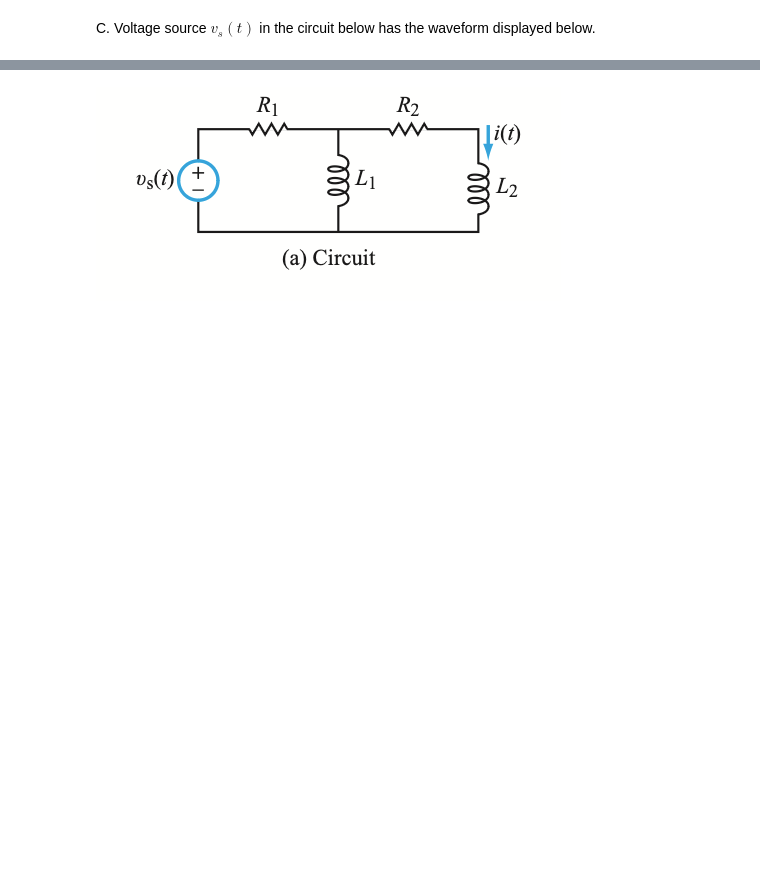
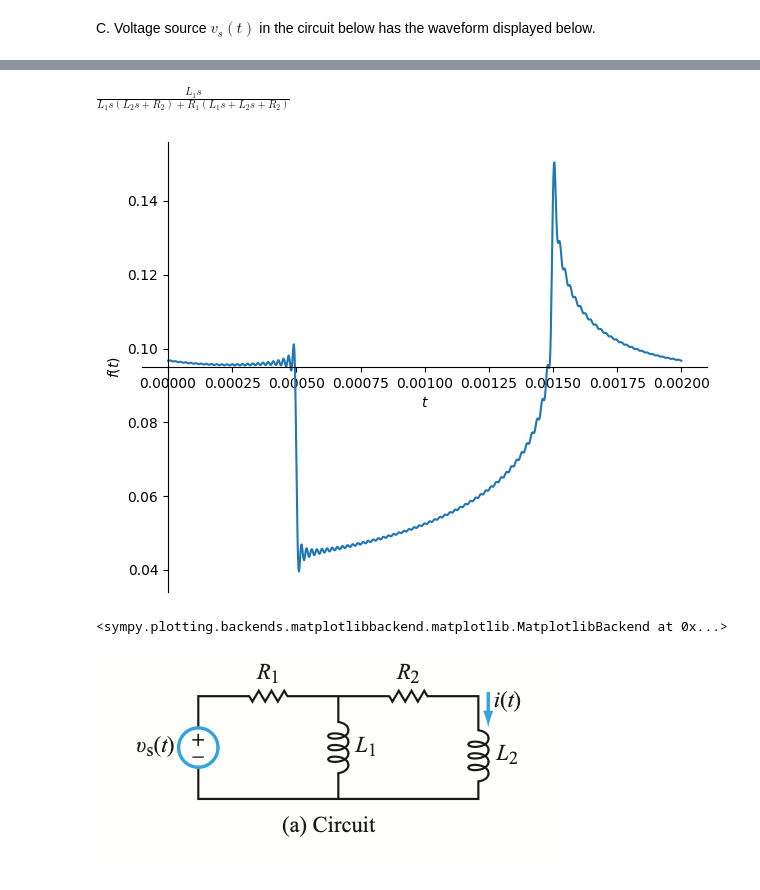
Before and after one commit to vieweghn/EENG-310-Signals-and-Systems, a Jupyter notebook: EENG_310_HW09.ipynb, the cells around one changed output, grey strips where cells are left out. Drawn from its saved outputs; the diff is of its cells as text; code cells hidden in the pictures; blank space fills up the shorter version.

```diff
--- a/EENG_310_HW09.ipynb
+++ b/EENG_310_HW09.ipynb
@@ -98,3 +115,25 @@ C. Voltage source $v_s(t)$ in the circuit below has the waveform displayed below
+# %%
+Z1 = R2 + L2*s
+Z2 = Z1 * (L1*s) / (Z1 + L1*s)
+H = Z2 / (R1 + Z2) / Z1
+H = sp.simplify(H)
+H
+# %% [output]
+$\displaystyle \frac{L_{1} s}{L_{1} s \left(L_{2} s + R_{2}\right) + R_{1} \left(L_{1} s + L_{2} s + R_{2}\right)}$
+# %%
+def Hmag(omega):
+  return sp.Abs(H.subs({s: sp.I * omega}).subs(subsVals))
+
+def Hphase(omega):
+  return sp.arg(H.subs({s: sp.I * omega}).subs(subsVals))
+
+def i_s(omega, H_mag, H_phase):
+  return H_mag * (A + 2 + sp.Sum((4 * A / n / sp.pi) * sp.sin(n * sp.pi / 2 + H_phase) * sp.cos(2 * n* sp.pi * t / T0 + H_phase), (n,1 ,100)))
+# %%
+sp.plot(i_s(1 / T0, Hmag(1 / T0), Hphase(1 / T0)).subs(subsVals), (t,0,.002))
+# %% [output]
+[figure, added]
+<sympy.plotting.backends.matplotlibbackend.matplotlib.MatplotlibBackend at 0x...>
 # %% [markdown]
 ![image.png](embedded-picture-1)
 # %% [markdown]
```
Also changed, not shown: parts of 8 cells of this notebook.
